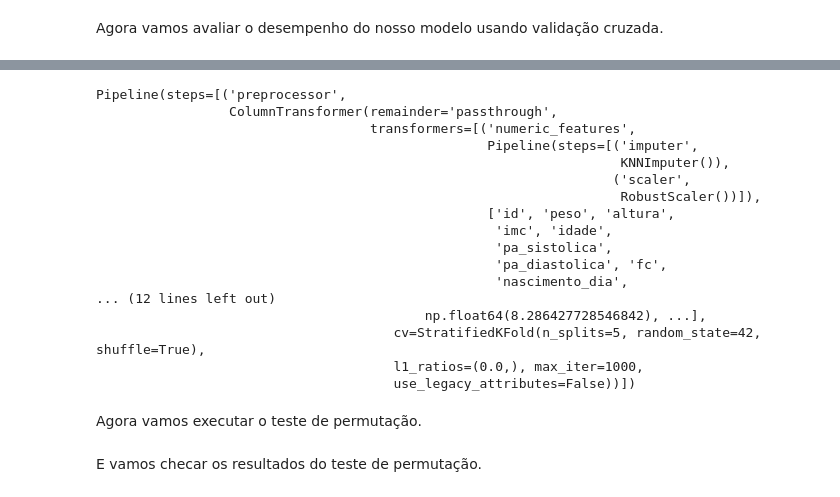
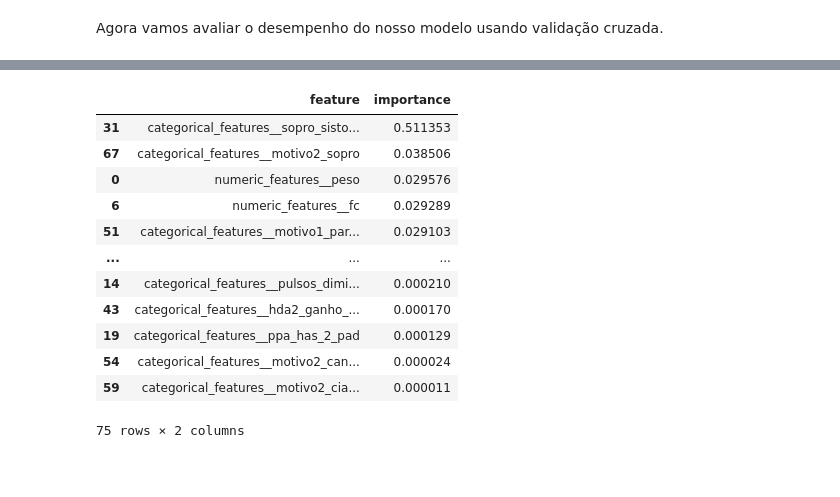
Before and after one commit to gauloish/condicao-cardiaca, a Jupyter notebook: notebooks/models/04_random_forest.ipynb, the cells around one changed output, grey strips where cells are left out. Drawn from its saved outputs; the diff is of its cells as text; code cells hidden in the pictures; blank space fills up the shorter version.

Commit message:
feat: finalize random forest notebook

```diff
--- a/notebooks/models/04_random_forest.ipynb
+++ b/notebooks/models/04_random_forest.ipynb
@@ -47,7 +47,6 @@ from sklearn.pipeline import Pipeline
 from sklearn.compose import ColumnTransformer
 from sklearn.impute import (
     SimpleImputer,
-    KNNImputer,
 )
 from sklearn.preprocessing import (
     OneHotEncoder,
@@ -55,6 +54,7 @@ from sklearn.preprocessing import (
 )
 from sklearn.model_selection import (
     StratifiedKFold,
+    RandomizedSearchCV,
     cross_validate,
     train_test_split,
 )
@@ -67,22 +67,21 @@ cross_validator = StratifiedKFold(
     random_state=random_state,
 )
 
-def create_pipeline(X):
+def create_randomized_search(X):
     numeric_columns = X.select_dtypes(include="number").columns.to_list()
     categorical_columns = X.select_dtypes(include="category").columns.to_list()
 
     model = RandomForestClassifier(
+        class_weight="balanced"
     )
 
     numeric_pipeline = Pipeline(steps=[
-        ("imputer", KNNImputer()),
-        ("scaler", RobustScaler())
+        ("imputer", SimpleImputer(strategy="median")),
     ])
 
     categorical_pipeline = Pipeline(steps=[
         ("imputer", SimpleImputer(strategy="most_frequent")),
         ("encoder", OneHotEncoder(drop="first", handle_unknown="ignore")),
-        ("scaler", MaxAbsScaler())
     ])
 
     preprocessor = ColumnTransformer(
@@ -98,7 +97,22 @@ def create_pipeline(X):
         ("model", model),
     ])
 
-    return pipeline
+    param_distributions = {
+        "model__n_estimators": [200, 500],
+        "model__max_depth": [10, 20, 30],
+        "model__min_samples_leaf": [1, 2, 5, 10],
+        "model__min_samples_split": [2, 5, 10],
+    }
+
+    randomized_search = RandomizedSearchCV(
+        pipeline,
+        param_distributions,
+        n_iter=15,
+        scoring="roc_auc",
+        cv=cross_validator,
+    )
+
+    return randomized_search
 
 label = LabelEncoder()
 
@@ -106,0 +123,2 @@ y = label.fit_transform(df["patologia"])
+# %%
+randomized_search = create_randomized_search(X)
@@ -106,0 +127,2 @@ y = label.fit_transform(df["patologia"])
+# %%
+randomized_search.fit(X, y)
@@ -158,30 +248,36 @@ Com essas métricas percebemos que remover as features `"id"` e `"convenio"` nã
 # %%
+pipeline = create_pipeline(X)
+
 X_train, X_test, y_train, y_test = train_test_split(
     X,
     y,
     train_size=0.7,
     random_state=random_state,
     stratify=y
 )
 
 pipeline.fit(X_train, y_train)
+
+feature_names = pipeline.named_steps["preprocessor"].get_feature_names_out()
+feature_importances = pipeline.named_steps["model"].feature_importances_
+
+importances = pd.DataFrame({
+    "feature": feature_names,
+    "importance": feature_importances,
+}).sort_values(by="importance", ascending=False)
+
+importances
 # %% [output]
+|  | feature | importance |
+| 31 | categorical_features__sopro_sisto... | 0.511353 |
+| 67 | categorical_features__motivo2_sopro | 0.038506 |
+| 0 | numeric_features__peso | 0.029576 |
+| 6 | numeric_features__fc | 0.029289 |
+| 51 | categorical_features__motivo1_par... | 0.029103 |
+| ... | ... | ... |
+| 14 | categorical_features__pulsos_dimi... | 0.000210 |
+| 43 | categorical_features__hda2_ganho_... | 0.000170 |
+| 19 | categorical_features__ppa_has_2_pad | 0.000129 |
+| 54 | categorical_features__motivo2_can... | 0.000024 |
+| 59 | categorical_features__motivo2_cia... | 0.000011 |
-Pipeline(steps=[('preprocessor',
-                 ColumnTransformer(remainder='passthrough',
-                                   transformers=[('numeric_features',
-                                                  Pipeline(steps=[('imputer',
-                                                                   KNNImputer()),
-                                                                  ('scaler',
-                                                                   RobustScaler())]),
-                                                  ['id', 'peso', 'altura',
-                                                   'imc', 'idade',
-                                                   'pa_sistolica',
-                                                   'pa_diastolica', 'fc',
-                                                   'nascimento_dia',
-... (12 lines left out)
-                                          np.float64(8.286427728546842), ...],
-                                      cv=StratifiedKFold(n_splits=5, random_state=42, shuffle=True),
-                                      l1_ratios=(0.0,), max_iter=1000,
-                                      use_legacy_attributes=False))])
+75 rows × 2 columns
-# %% [markdown]
-Agora vamos executar o teste de permutação.
@@ -200,2 +283,0 @@ result = permutation_importance(
-# %% [markdown]
-E vamos checar os resultados do teste de permutação.
```
Also changed, not shown: parts of 28 cells of this notebook.
